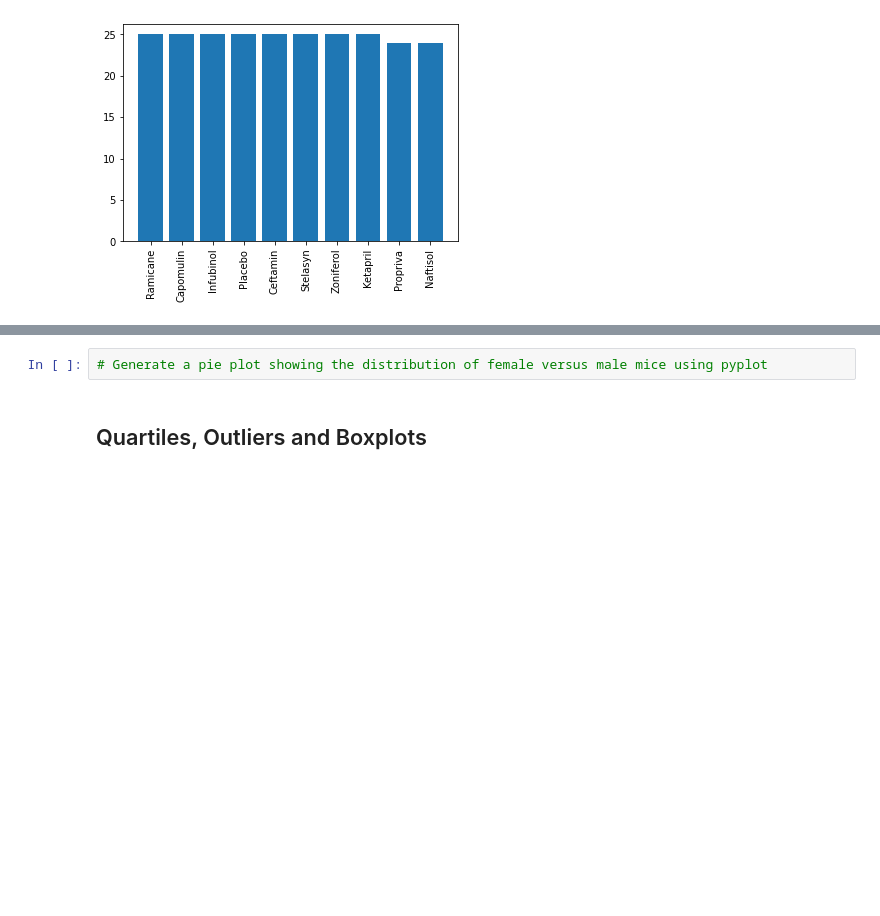
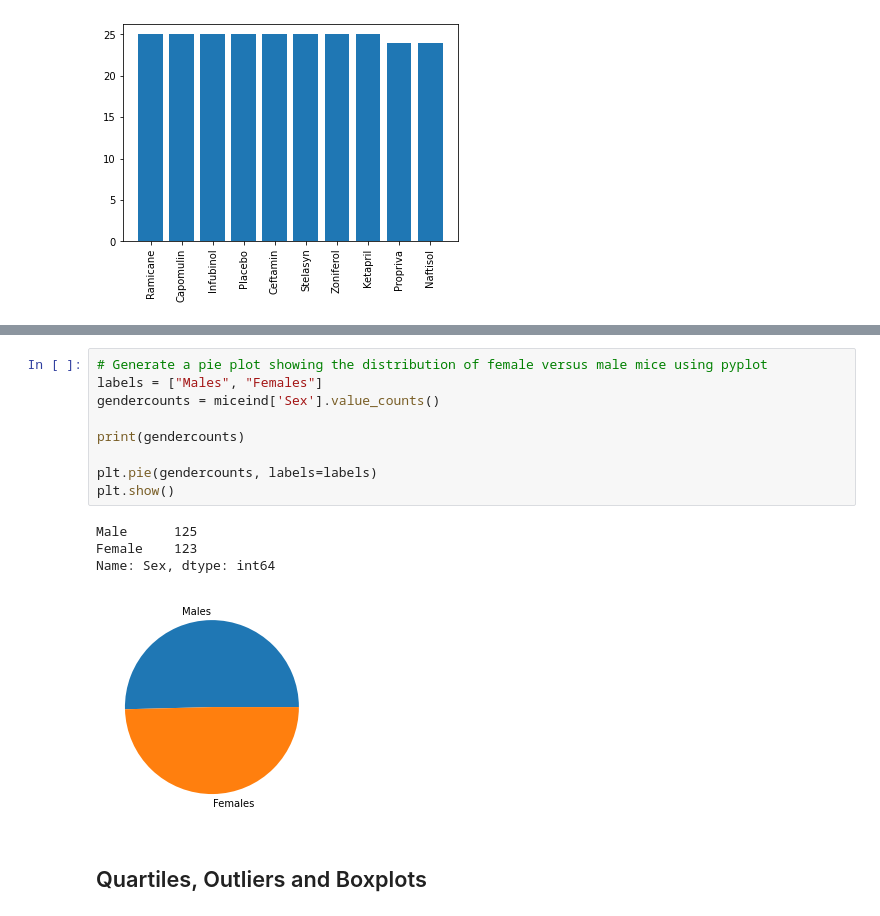
Before and after one commit to Ashlander0/MatPlotLib-Challenge, a Jupyter notebook: pymaceuticals_starter.ipynb, the cells around one changed output, grey strips where cells are left out. Cells and saved outputs as stored; diff of their text form; blank space fills up the shorter version.

```diff
--- a/pymaceuticals_starter.ipynb
+++ b/pymaceuticals_starter.ipynb
@@ -135,5 +143,17 @@ plt.show()
 # %%
 # Generate a pie plot showing the distribution of female versus male mice using pyplot
+labels = ["Males", "Females"]
+gendercounts = miceind['Sex'].value_counts()
+
+print(gendercounts)
+
+plt.pie(gendercounts, labels=labels)
+plt.show()
+# %% [output]
+Male      125
+Female    123
+Name: Sex, dtype: int64
+[figure, added]
 # %% [markdown]
 ## Quartiles, Outliers and Boxplots
 # %%
```
Also changed, not shown: parts of 1 cell of this notebook.
